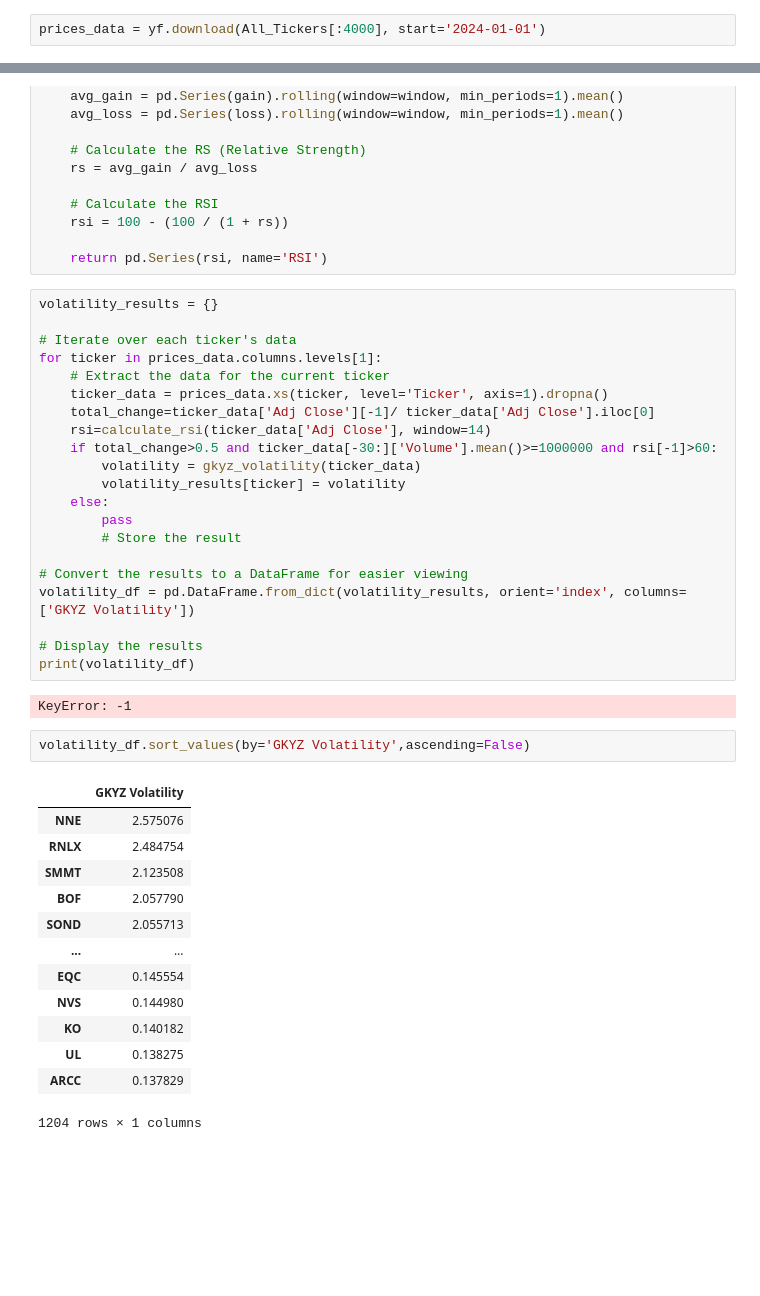
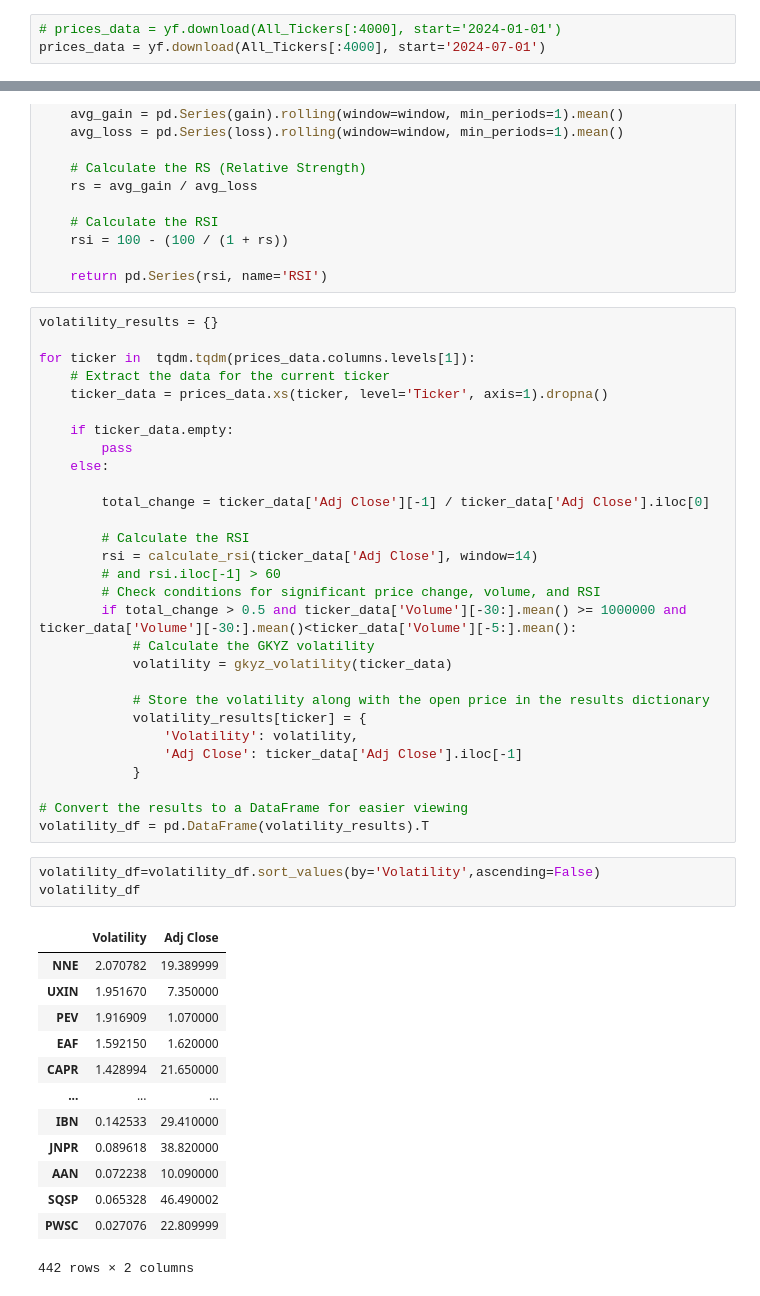
Before and after one commit to Dante-of-Chess/Trading_Strategies, a Jupyter notebook: Options_Scanner.ipynb, the cells around one changed output, grey strips where cells are left out. Drawn from its saved outputs; the diff is of its cells as text; blank space fills up the shorter version.

```diff
--- a/Options_Scanner.ipynb
+++ b/Options_Scanner.ipynb
@@ -55,6 +41,7 @@ All_Tickers[:4000]
  'HQY',
  ...]
 # %%
-prices_data = yf.download(All_Tickers[:4000], start='2024-01-01')
+# prices_data = yf.download(All_Tickers[:4000], start='2024-01-01')
+prices_data = yf.download(All_Tickers[:4000], start='2024-07-01')
 # %% [output]
 [*********************100%%**********************]  4000 of 4000 completed
@@ -141,39 +111,46 @@ def calculate_rsi(data, window=14):
 # %%
 volatility_results = {}
 
-# Iterate over each ticker's data
-for ticker in prices_data.columns.levels[1]:
+for ticker in  tqdm.tqdm(prices_data.columns.levels[1]):
     # Extract the data for the current ticker
     ticker_data = prices_data.xs(ticker, level='Ticker', axis=1).dropna()
-    total_change=ticker_data['Adj Close'][-1]/ ticker_data['Adj Close'].iloc[0]
-    rsi=calculate_rsi(ticker_data['Adj Close'], window=14)
-    if total_change>0.5 and ticker_data[-30:]['Volume'].mean()>=1000000 and rsi[-1]>60:
-        volatility = gkyz_volatility(ticker_data)
-        volatility_results[ticker] = volatility
+
+    if ticker_data.empty:
+        pass
     else:
-        pass
-        # Store the result
+
+        total_change = ticker_data['Adj Close'][-1] / ticker_data['Adj Close'].iloc[0]
+
+        # Calculate the RSI
+        rsi = calculate_rsi(ticker_data['Adj Close'], window=14)
+        # and rsi.iloc[-1] > 60
+        # Check conditions for significant price change, volume, and RSI
+        if total_change > 0.5 and ticker_data['Volume'][-30:].mean() >= 1000000 and ticker_data['Volume'][-30:].mean()<ticker_data['Volume'][-5:].mean():
+            # Calculate the GKYZ volatility
+            volatility = gkyz_volatility(ticker_data)
+
+            # Store the volatility along with the open price in the results dictionary
+            volatility_results[ticker] = {
+                'Volatility': volatility,
+                'Adj Close': ticker_data['Adj Close'].iloc[-1]
+            }
 
 # Convert the results to a DataFrame for easier viewing
-volatility_df = pd.DataFrame.from_dict(volatility_results, orient='index', columns=['GKYZ Volatility'])
-
-# Display the results
-print(volatility_df)
+volatility_df = pd.DataFrame(volatility_results).T
-# %% [output]
-KeyError: -1
 # %%
-volatility_df.sort_values(by='GKYZ Volatility',ascending=False)
+volatility_df=volatility_df.sort_values(by='Volatility',ascending=False)
+volatility_df
 # %% [output]
-|  | GKYZ Volatility |
-| NNE | 2.575076 |
-| RNLX | 2.484754 |
-| SMMT | 2.123508 |
-| BOF | 2.057790 |
-| SOND | 2.055713 |
-| ... | ... |
-| EQC | 0.145554 |
-| NVS | 0.144980 |
-| KO | 0.140182 |
-| UL | 0.138275 |
-| ARCC | 0.137829 |
+|  | Volatility | Adj Close |
+| NNE | 2.070782 | 19.389999 |
+| UXIN | 1.951670 | 7.350000 |
+| PEV | 1.916909 | 1.070000 |
+| EAF | 1.592150 | 1.620000 |
+| CAPR | 1.428994 | 21.650000 |
+| ... | ... | ... |
+| IBN | 0.142533 | 29.410000 |
+| JNPR | 0.089618 | 38.820000 |
+| AAN | 0.072238 | 10.090000 |
+| SQSP | 0.065328 | 46.490002 |
+| PWSC | 0.027076 | 22.809999 |
-1204 rows × 1 columns
+442 rows × 2 columns
```
Also changed, not shown: parts of 24 cells of this notebook, 2 other files.
